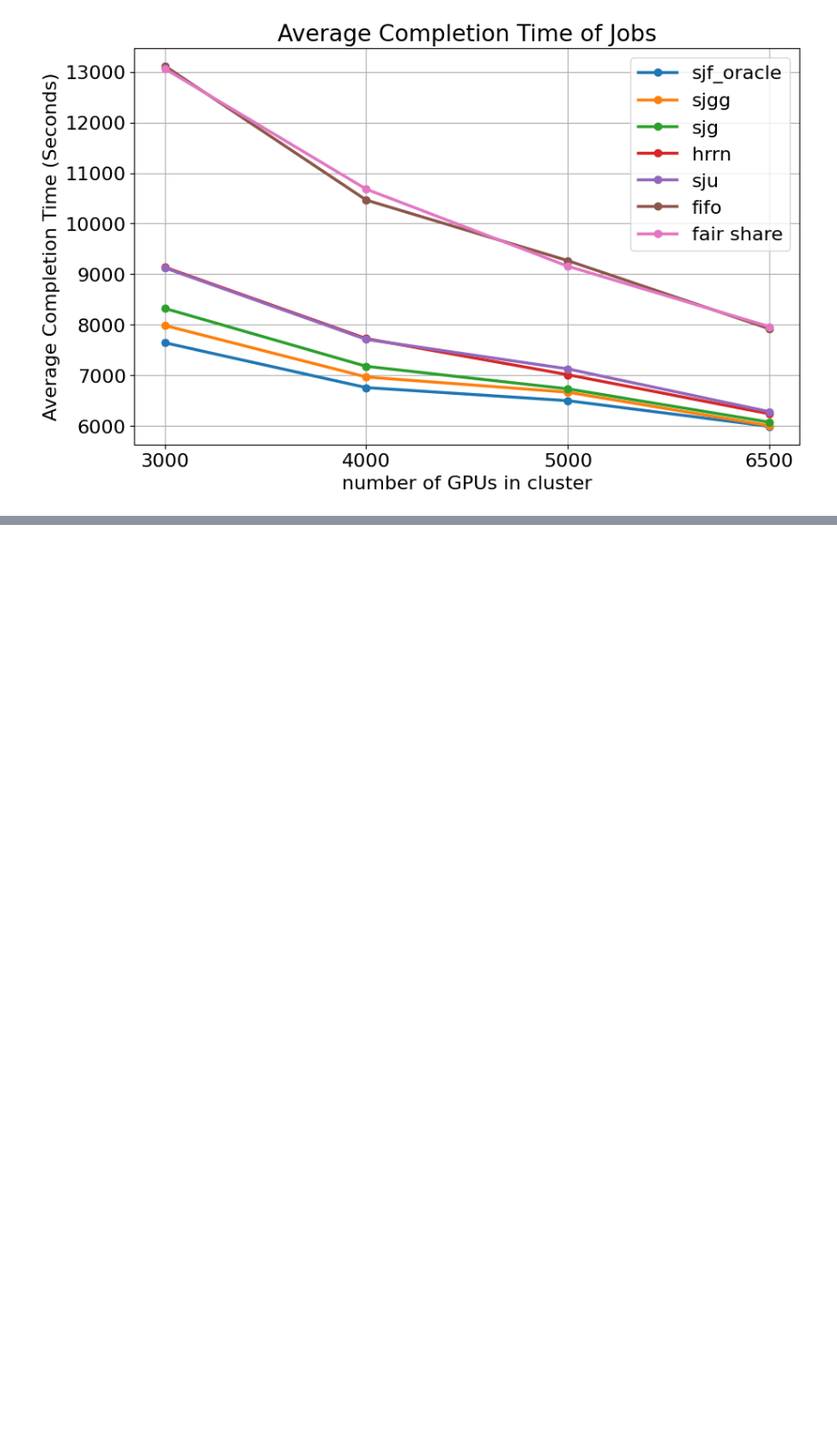
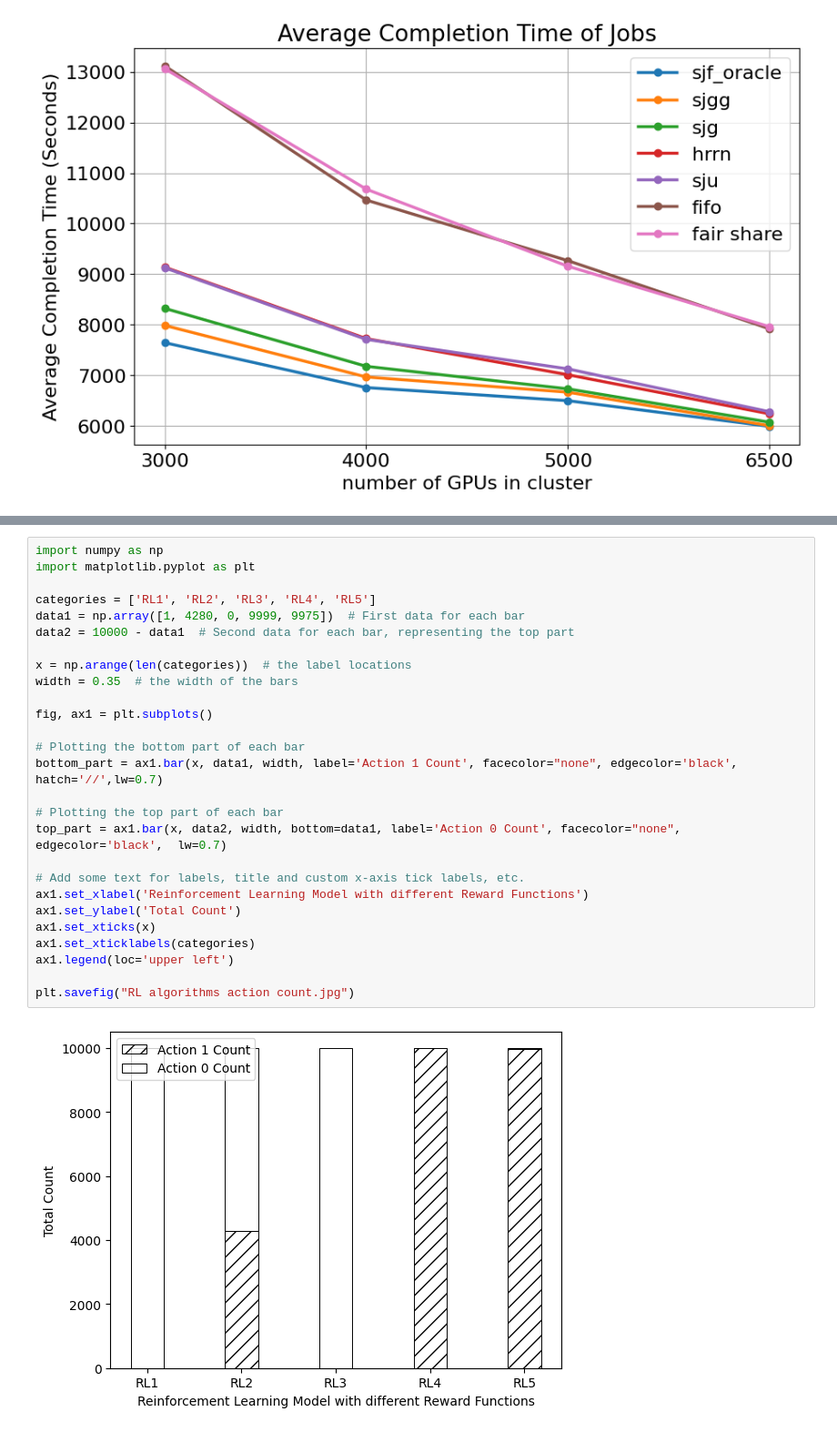
Before and after one commit to litosly/gpu_scheduling_with_RL, a Jupyter notebook: Plots - Hanze.ipynb, the cells around one changed output, grey strips where cells are left out. Shown at 91% size. Saved outputs shown, nothing was run; the diff lists cells and outputs as text; blank space fills up the shorter version.

```diff
--- a/Plots - Hanze.ipynb
+++ b/Plots - Hanze.ipynb
@@ -111,0 +153,29 @@ plt.savefig("Act_1.jpg")
+# %%
+import numpy as np
+import matplotlib.pyplot as plt
+
+categories = ['RL1', 'RL2', 'RL3', 'RL4', 'RL5']
+data1 = np.array([1, 4280, 0, 9999, 9975])  # First data for each bar
+data2 = 10000 - data1  # Second data for each bar, representing the top part
+
+x = np.arange(len(categories))  # the label locations
+width = 0.35  # the width of the bars
+
+fig, ax1 = plt.subplots()
+
+# Plotting the bottom part of each bar
+bottom_part = ax1.bar(x, data1, width, label='Action 1 Count', facecolor="none", edgecolor='black', hatch='//',lw=0.7)
+
+# Plotting the top part of each bar
+top_part = ax1.bar(x, data2, width, bottom=data1, label='Action 0 Count', facecolor="none", edgecolor='black',  lw=0.7)
+
+# Add some text for labels, title and custom x-axis tick labels, etc.
+ax1.set_xlabel('Reinforcement Learning Model with different Reward Functions')
+ax1.set_ylabel('Total Count')
+ax1.set_xticks(x)
+ax1.set_xticklabels(categories)
+ax1.legend(loc='upper left')
+
+plt.savefig("RL algorithms action count.jpg")
+# %% [output]
+[figure, added]
```
Also changed, not shown: parts of 4 cells of this notebook, 23 other files.
